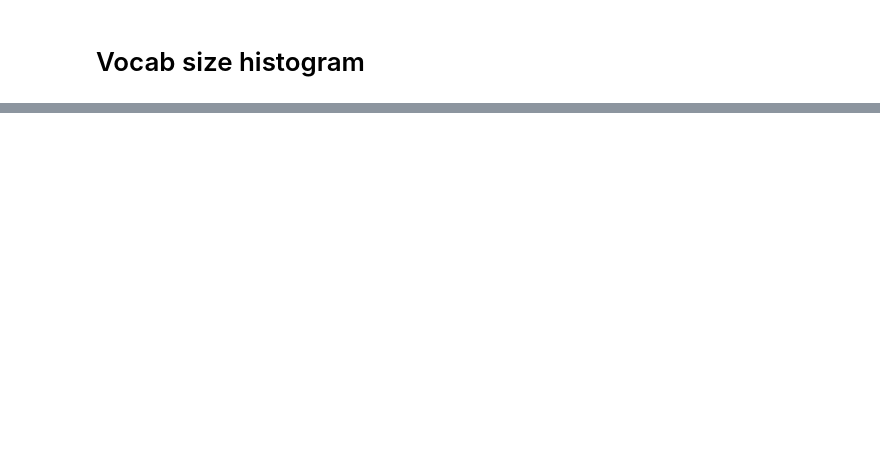
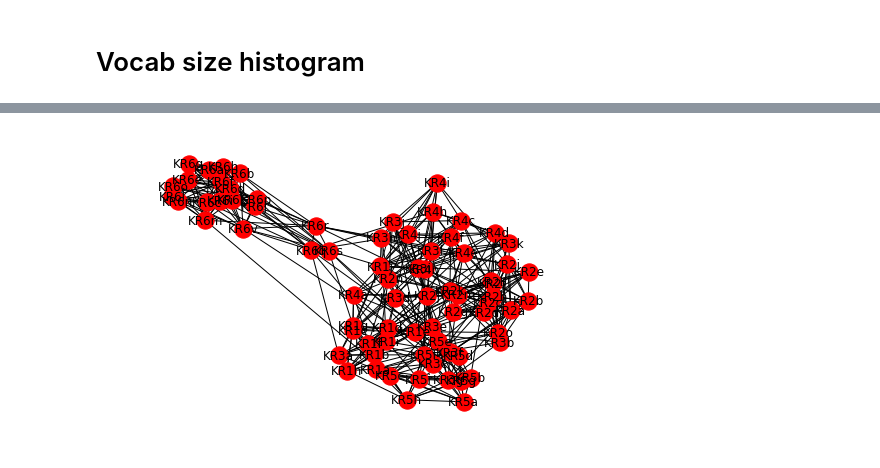
Before and after one commit to cwittern/krp_sp, a Jupyter notebook: sp2.ipynb, the cells around one changed output, grey strips where cells are left out. Saved outputs shown, nothing was run; the diff lists cells and outputs as text; code cells hidden in the pictures; blank space fills up the shorter version.

```diff
--- a/sp2.ipynb
+++ b/sp2.ipynb
@@ -268,0 +350,36 @@ plt.show()
+# %%
+res=reps[6][1]
+com=defaultdict(list)
+for resx in reps:
+    res=resx[1]
+    name="%s-%3.3d-%3.3d-%s" % resx[0]
+    #res=reps[6][1]
+    o=[]
+    G = nx.Graph()
+    for r in res:
+        for s in res[r]:
+            o.append((r, s[0], s[1]))
+    G.add_weighted_edges_from(o)
+    for g in G.nodes:
+        G.nodes[g]['label']=k.krp_names[g]
+    G.graph["name"] = name
+    nx.write_gexf(G, "rep/%s-%3.3d-%3.3d-%s.gexf" % resx[0])
+    partition = community.best_partition(G)
+    size = float(len(set(partition.values())))
+    plist = defaultdict(list)
+    [plist[a[1]].append(a[0]) for a in partition.items()]
+    com[name].append(len(plist))
+    ofh=codecs.open("rep/%s-%3.3d-%3.3d-%s-comm.html" % resx[0], "w", "utf-8")
+    ofh.write("""<html><head>
+  <meta http-equiv="Content-Type" content="text/html;charset=utf-8" />
+  </head><body>""")
+    ofh.write("# Parameters: %s %d/%d %s\n" % (resx[0]))
+    ofh.write("# Communities: %d\n" % (len(plist)))
+    ofh.write("<table><tr><th>No</th><th>Size</th><th>Members</th></tr>")
+    for pl in plist:
+        pll=plist[pl]
+        pll.sort()
+        pll=["%s %s" % (a, k.krp_names[a]) for a in pll]
+        ofh.write("<tr><td>%d</td><td>%d</td><td>%s</td></tr>\n" % (pl, len(pll), ",".join(pll)))
+    ofh.write("</table></body></html>\n")
+    ofh.close()
@@ -268,0 +406,4 @@ plt.show()
+# %%
+nx.draw(G, with_labels=True)
+# %% [output]
+[figure, added]
```
Also changed, not shown: parts of 21 cells of this notebook, 5 other files.
